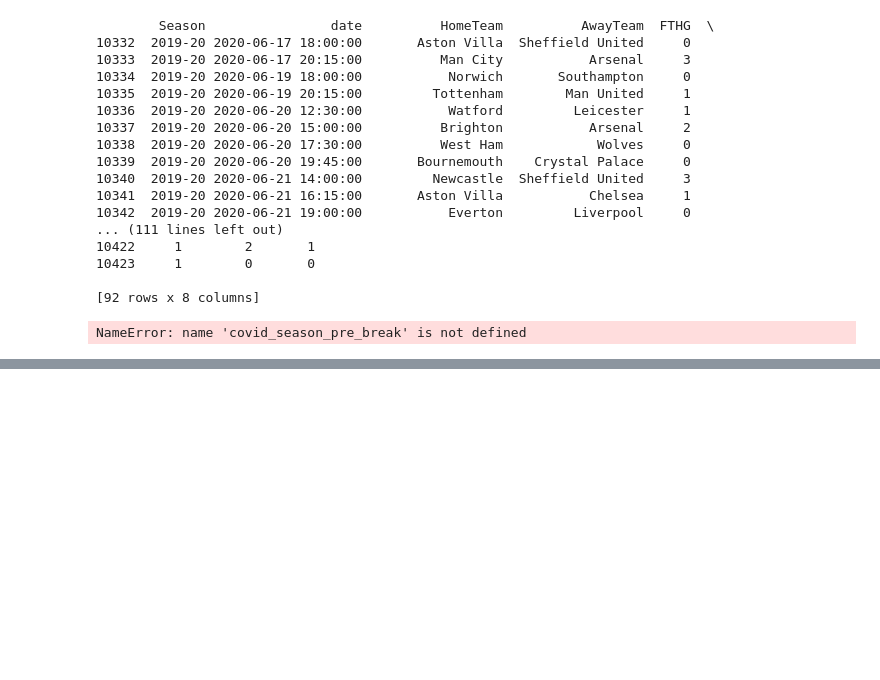
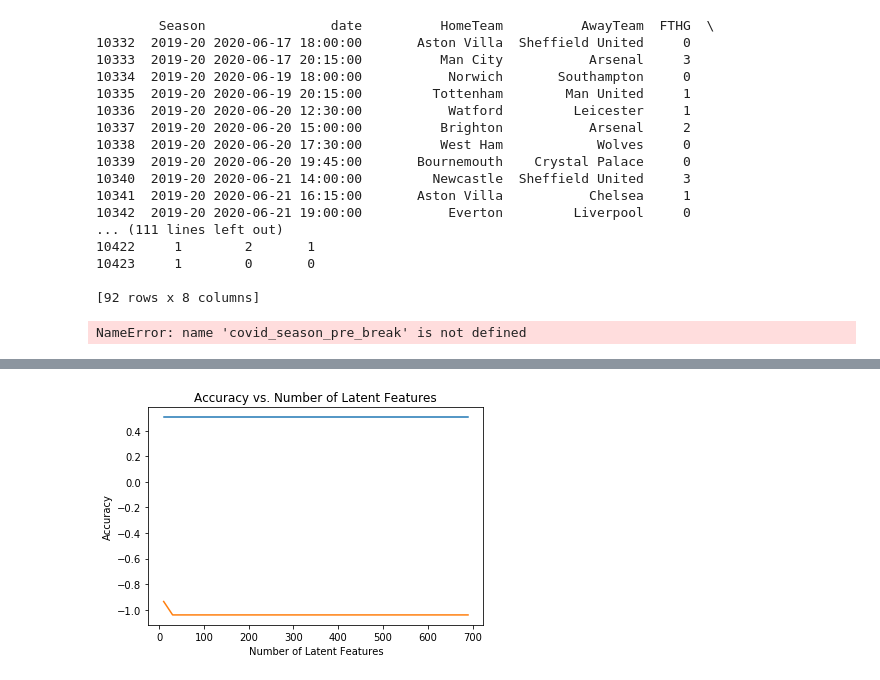
Before and after one commit to docju/datasciencecapstone, a Jupyter notebook: Prediction.ipynb, the cells around one changed output, grey strips where cells are left out. Drawn from its saved outputs; the diff is of its cells as text; code cells hidden in the pictures; blank space fills up the shorter version.

```diff
--- a/Prediction.ipynb
+++ b/Prediction.ipynb
@@ -298,0 +337,48 @@ for i in range(0,20):
+# %%
+matrix_svd_train = np.asmatrix(train.groupby(['HomeTeam', 'AwayTeam'])['result'].max().unstack().fillna(-2))
+matrix_svd_test = np.asmatrix(test.groupby(['HomeTeam', 'AwayTeam'])['result'].max().unstack().fillna(-2))
+
+u, s, vt =np.linalg.svd(matrix_svd_train)
+
+
+num_latent_feats = np.arange(10,700+10,20)
+sum_errs = []
+sum_errs_test=[]
+
+for k in num_latent_feats:
+    # restructure with k latent features
+    s_new, u_new, vt_new = np.diag(s[:k]), u[:, :k], vt[:k, :]
+
+    # take dot product
+    user_item_est_train = np.around(np.dot(np.dot(u_new, s_new), vt_new))
+    user_item_est_test = np.around(np.dot(np.dot(u_new, s_new), vt_new))
+
+    # compute error for each prediction to actual value
+    diffs = np.subtract(matrix_svd_train, user_item_est)
+    diffs_test = np.subtract(matrix_svd_test, user_item_est_test)
+
+
+    for i in range(0,20):
+        for j in range(0,20):
+            if i==j:
+                diffs[i,j]=0
+                diffs_test[i,j]=0
+
+
+
+    # total errors and keep track of them
+    err_train = np.sum(np.sum(np.abs(diffs)))
+    sum_errs.append(err_train)
+    err_test = np.sum(np.sum(np.abs(diffs_test)))
+    sum_errs_test.append(err_test)
+
+
+
+
+plt.plot(num_latent_feats, 1 - np.array(sum_errs)/(matrix_svd_train.shape[0]*matrix_svd_train.shape[1]));
+plt.plot(num_latent_feats, 1 - np.array(sum_errs_test)/(matrix_svd_test.shape[0]*matrix_svd_test.shape[1]));
+plt.xlabel('Number of Latent Features');
+plt.ylabel('Accuracy');
+plt.title('Accuracy vs. Number of Latent Features');
+# %% [output]
+[figure, added]
```
Also changed, not shown: parts of 8 cells of this notebook.
